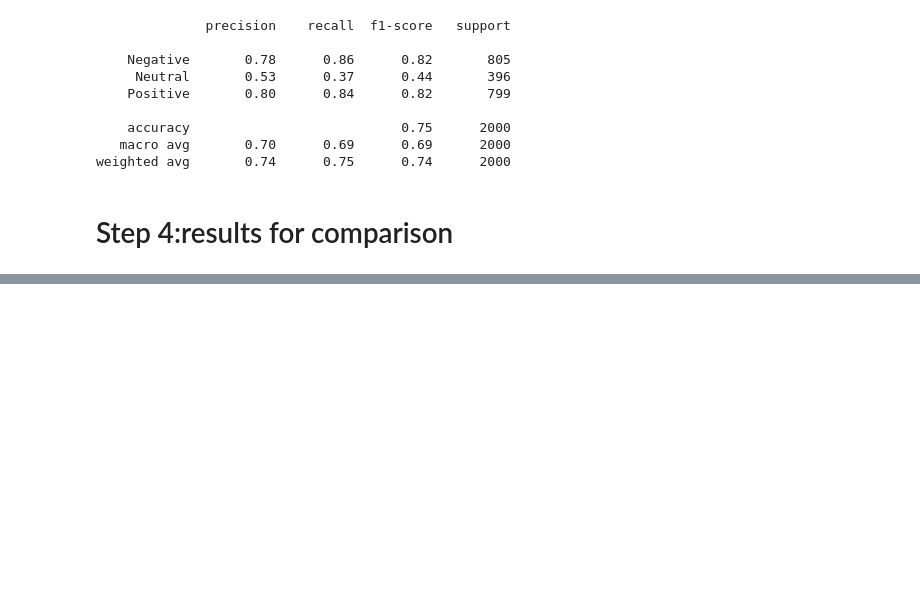
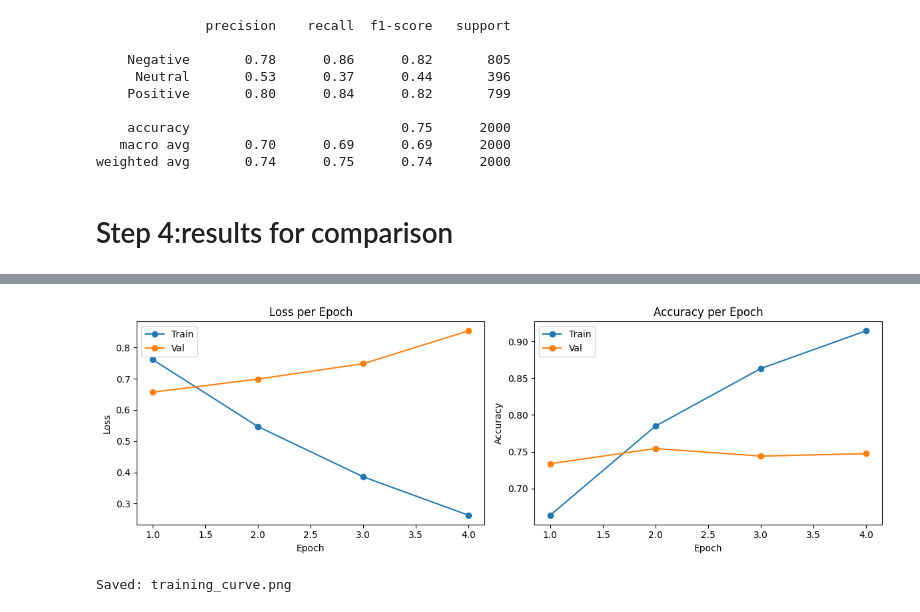
Before and after one commit to lubabasadiyanp/sentimental-analysis-of-product-review, a Jupyter notebook: Data Understanding & preprocessing.ipynb, the cells around one changed output, grey strips where cells are left out. Drawn from its saved outputs; the diff is of its cells as text; code cells hidden in the pictures; blank space fills up the shorter version.

```diff
--- a/Data Understanding & preprocessing.ipynb
+++ b/Data Understanding & preprocessing.ipynb
@@ -167,0 +739,27 @@ Using device: cpu
+# %%
+# Cell 15 — Training curves
+epochs_ran = range(1, len(history['train_loss']) + 1)
+
+fig, axes = plt.subplots(1, 2, figsize=(12, 4))
+
+axes[0].plot(epochs_ran, history['train_loss'], marker='o', label='Train')
+axes[0].plot(epochs_ran, history['val_loss'],   marker='o', label='Val')
+axes[0].set_title('Loss per Epoch')
+axes[0].set_xlabel('Epoch')
+axes[0].set_ylabel('Loss')
+axes[0].legend()
+
+axes[1].plot(epochs_ran, history['train_acc'], marker='o', label='Train')
+axes[1].plot(epochs_ran, history['val_acc'],   marker='o', label='Val')
+axes[1].set_title('Accuracy per Epoch')
+axes[1].set_xlabel('Epoch')
+axes[1].set_ylabel('Accuracy')
+axes[1].legend()
+
+plt.tight_layout()
+plt.savefig('training_curve.png', dpi=150)
+plt.show()
+print('Saved: training_curve.png')
+# %% [output]
+[figure, added]
+Saved: training_curve.png
```
Also changed, not shown: parts of 25 cells of this notebook.
